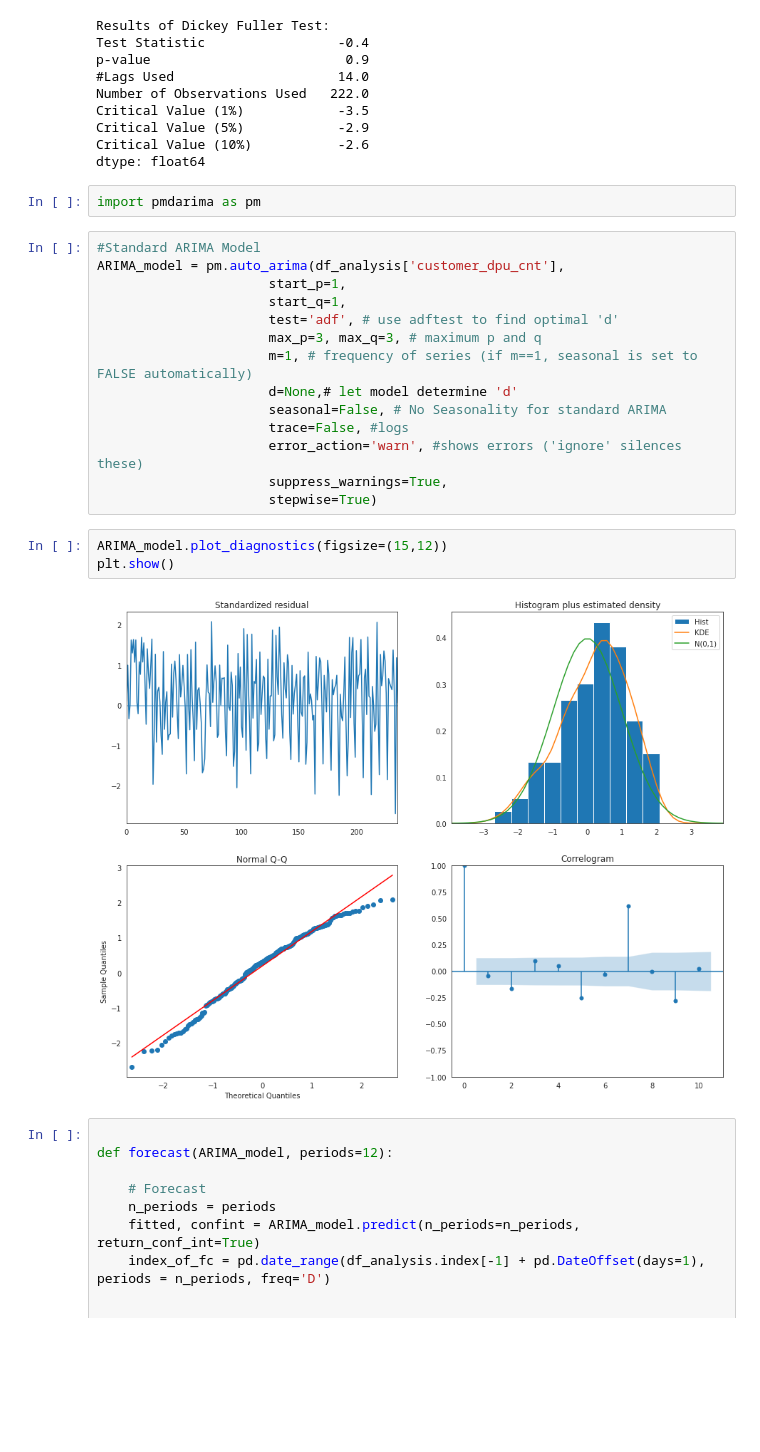
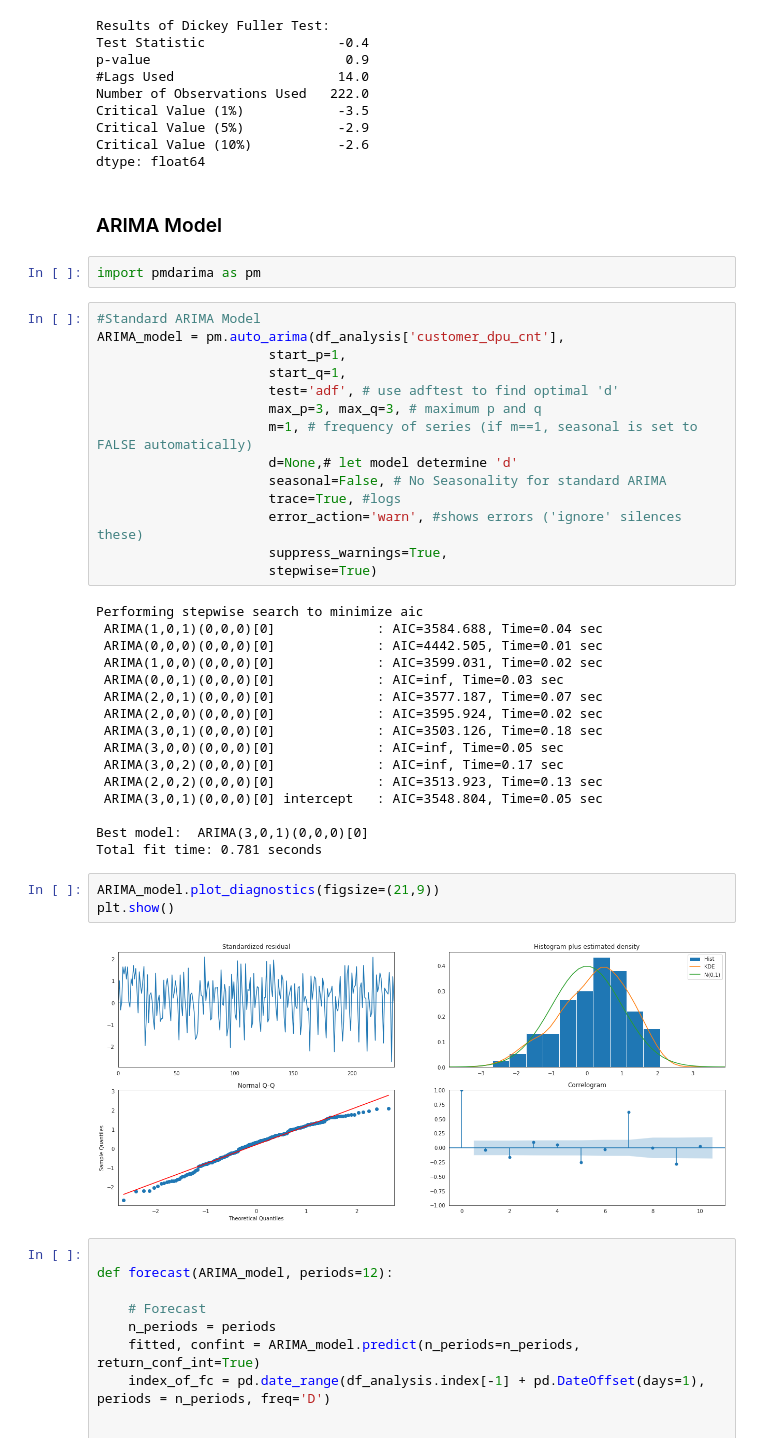
Before and after one commit to vcnc-winwin/winwin_analytics, a Jupyter notebook: win_dev/rider_sarimax.ipynb, the cells around one changed output. Drawn from its saved outputs; the diff is of its cells as text; blank space fills up the shorter version.

```diff
--- a/win_dev/rider_sarimax.ipynb
+++ b/win_dev/rider_sarimax.ipynb
@@ -208,6 +194,8 @@ Critical Value (1%)            -3.5
 Critical Value (5%)            -2.9
 Critical Value (10%)           -2.6
 dtype: float64
+# %% [markdown]
+### ARIMA Model
 # %%
 import pmdarima as pm
 # %%
@@ -220,15 +208,31 @@ ARIMA_model = pm.auto_arima(df_analysis['customer_dpu_cnt'],
                       m=1, # frequency of series (if m==1, seasonal is set to FALSE automatically)
                       d=None,# let model determine 'd'
                       seasonal=False, # No Seasonality for standard ARIMA
-                      trace=False, #logs
+                      trace=True, #logs
                       error_action='warn', #shows errors ('ignore' silences these)
                       suppress_warnings=True,
                       stepwise=True)
+# %% [output]
+Performing stepwise search to minimize aic
+ ARIMA(1,0,1)(0,0,0)[0]             : AIC=3584.688, Time=0.04 sec
+ ARIMA(0,0,0)(0,0,0)[0]             : AIC=4442.505, Time=0.01 sec
+ ARIMA(1,0,0)(0,0,0)[0]             : AIC=3599.031, Time=0.02 sec
+ ARIMA(0,0,1)(0,0,0)[0]             : AIC=inf, Time=0.03 sec
+ ARIMA(2,0,1)(0,0,0)[0]             : AIC=3577.187, Time=0.07 sec
+ ARIMA(2,0,0)(0,0,0)[0]             : AIC=3595.924, Time=0.02 sec
+ ARIMA(3,0,1)(0,0,0)[0]             : AIC=3503.126, Time=0.18 sec
+ ARIMA(3,0,0)(0,0,0)[0]             : AIC=inf, Time=0.05 sec
+ ARIMA(3,0,2)(0,0,0)[0]             : AIC=inf, Time=0.17 sec
+ ARIMA(2,0,2)(0,0,0)[0]             : AIC=3513.923, Time=0.13 sec
+ ARIMA(3,0,1)(0,0,0)[0] intercept   : AIC=3548.804, Time=0.05 sec
+
+Best model:  ARIMA(3,0,1)(0,0,0)[0]
+Total fit time: 0.781 seconds
 # %%
-ARIMA_model.plot_diagnostics(figsize=(15,12))
+ARIMA_model.plot_diagnostics(figsize=(21,9))
 plt.show()
 # %% [output]
-[figure, old version]
+[figure, new version]
 # %%
 
 def forecast(ARIMA_model, periods=12):
```
Also changed, not shown: parts of 54 cells of this notebook.
